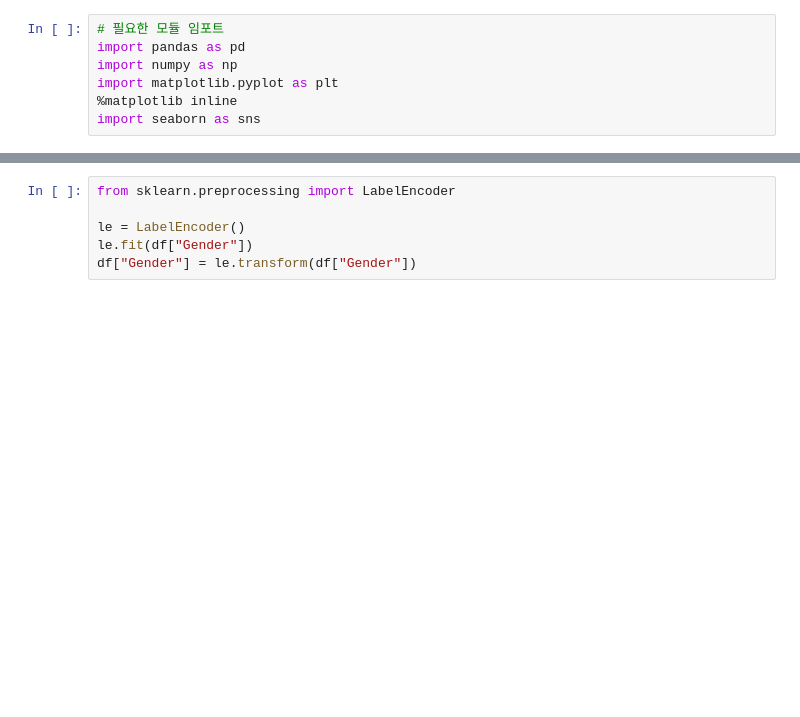
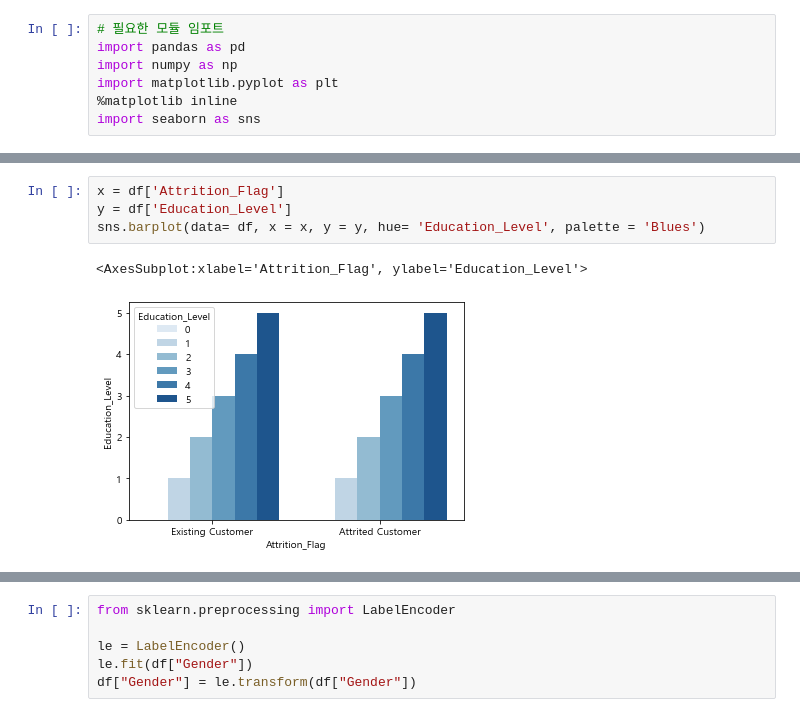
Before and after one commit to Ahn-seongjun/DS_team2, a Jupyter notebook: KYH/[전처리]PredictChurner.ipynb, the cells around one changed output, grey strips where cells are left out. Drawn from its saved outputs; the diff is of its cells as text; blank space fills up the shorter version.

```diff
--- a/KYH/[전처리]PredictChurner.ipynb
+++ b/KYH/[전처리]PredictChurner.ipynb
@@ -137,0 +287,7 @@ dtype: int64
+# %%
+x = df['Attrition_Flag']
+y = df['Education_Level']
+sns.barplot(data= df, x = x, y = y, hue= 'Education_Level', palette = 'Blues')
+# %% [output]
+<AxesSubplot:xlabel='Attrition_Flag', ylabel='Education_Level'>
+[figure, added]
```
Also changed, not shown: parts of 59 cells of this notebook.
